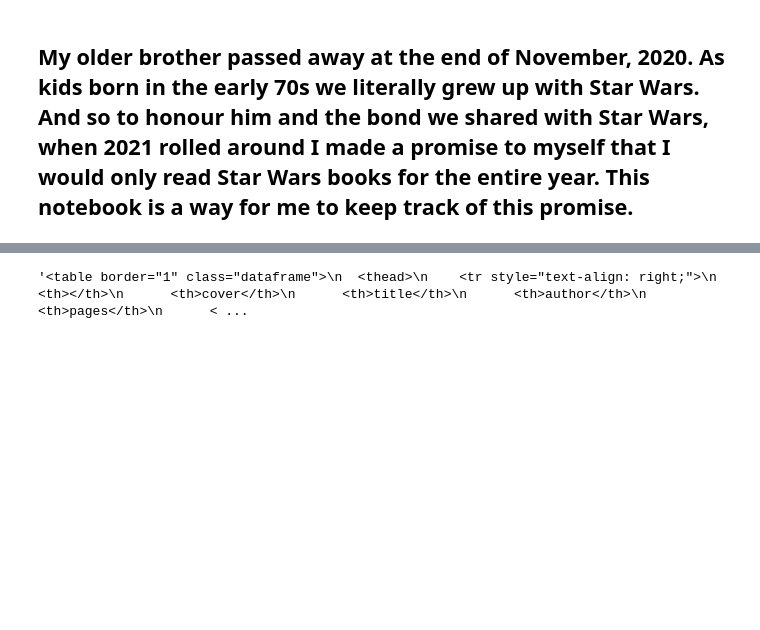
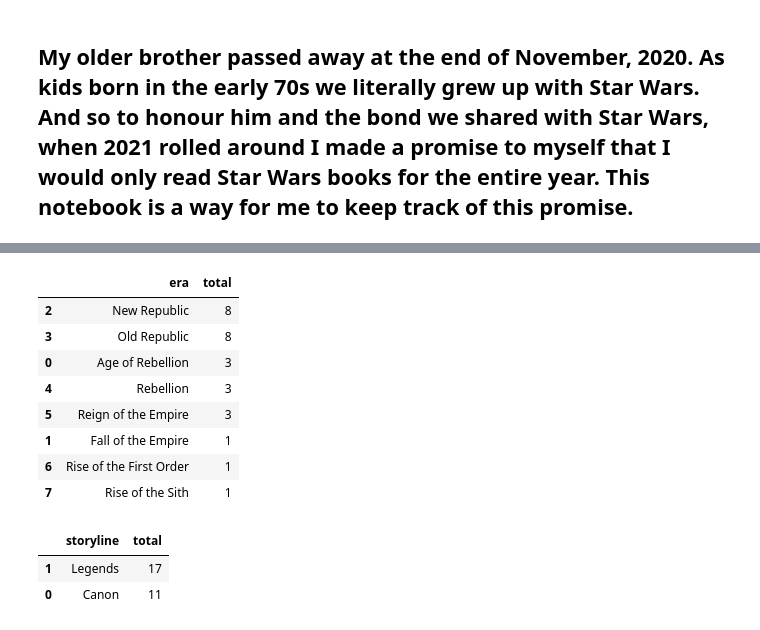
Before and after one commit to awgeezrick/books_i_have_read, a Jupyter notebook: 2021/notebook_version/books_i_have_read_2021.ipynb, the cells around one changed output, grey strips where cells are left out. Saved outputs shown, nothing was run; the diff lists cells and outputs as text; code cells hidden in the pictures; blank space fills up the shorter version.

```diff
--- a/2021/notebook_version/books_i_have_read_2021.ipynb
+++ b/2021/notebook_version/books_i_have_read_2021.ipynb
@@ -62,5 +154,36 @@ HTML(df_books.to_html(escape=False,formatters=dict(cover=path_to_image_html)))
+# %%
+# we can also look at timeline, era, storyline
+
+# let's get an author count
+df_eras = pd.DataFrame({'total' : df_books.groupby(['era'])['era'].count()}).reset_index()
+df_eras.sort_values(by='total', ascending=False, inplace=True)
+
+df_timelines = pd.DataFrame({'total' : df_books.groupby(['timeline'])['timeline'].count()}).reset_index()
+df_timelines.sort_values(by='total', ascending=False, inplace=True)
+
+df_storylines = pd.DataFrame({'total' : df_books.groupby(['storyline'])['storyline'].count()}).reset_index()
+df_storylines.sort_values(by='total', ascending=False, inplace=True)
+# %%
+df_eras
+# %% [output]
+|  | era | total |
+| 2 | New Republic | 8 |
+| 3 | Old Republic | 8 |
+| 0 | Age of Rebellion | 3 |
+| 4 | Rebellion | 3 |
+| 5 | Reign of the Empire | 3 |
+| 1 | Fall of the Empire | 1 |
+| 6 | Rise of the First Order | 1 |
+| 7 | Rise of the Sith | 1 |
+# %%
+df_storylines
+# %% [output]
+|  | storyline | total |
+| 1 | Legends | 17 |
+| 0 | Canon | 11 |
 # %%
 # to render the dataframe as an html table
-df_books.to_html(escape=False, formatters=dict(cover=path_to_image_html))
+#df_books.to_html(escape=False, formatters=dict(cover=path_to_image_html))
+
+# Saving the dataframe as a webpage
+df_books.to_html('books_i_have_read_2021.html',escape=False, formatters=dict(cover=path_to_image_html))
-# %% [output]
-'<table border="1" class="dataframe">\n  <thead>\n    <tr style="text-align: right;">\n      <th></th>\n      <th>cover</th>\n      <th>title</th>\n      <th>author</th>\n      <th>pages</th>\n      < ...
```
Also changed, not shown: parts of 17 cells of this notebook, 2 other files.
